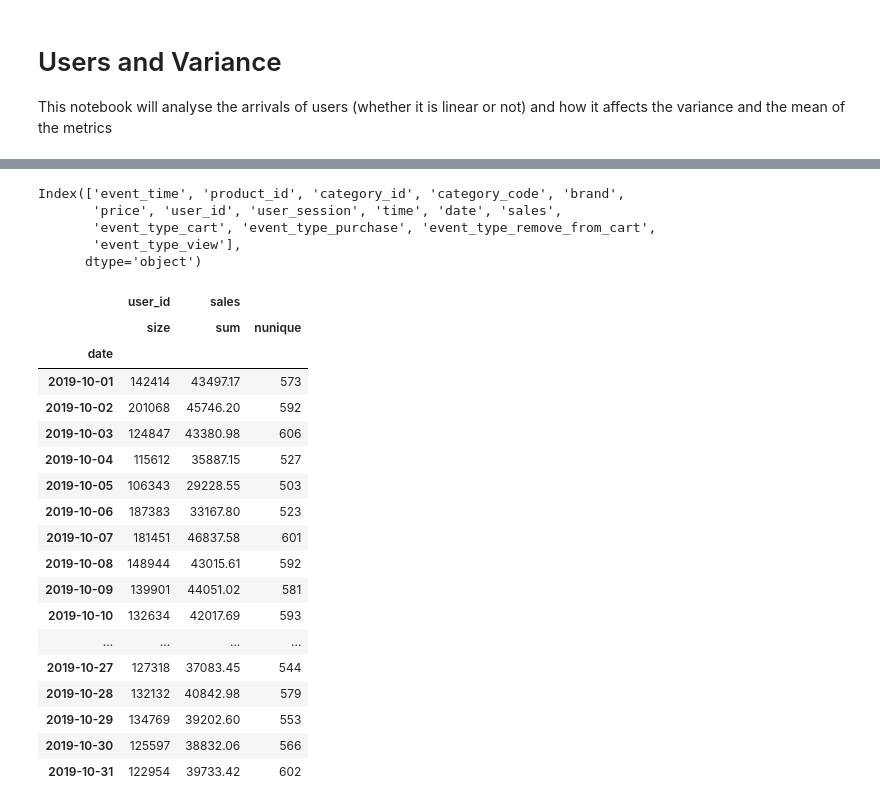
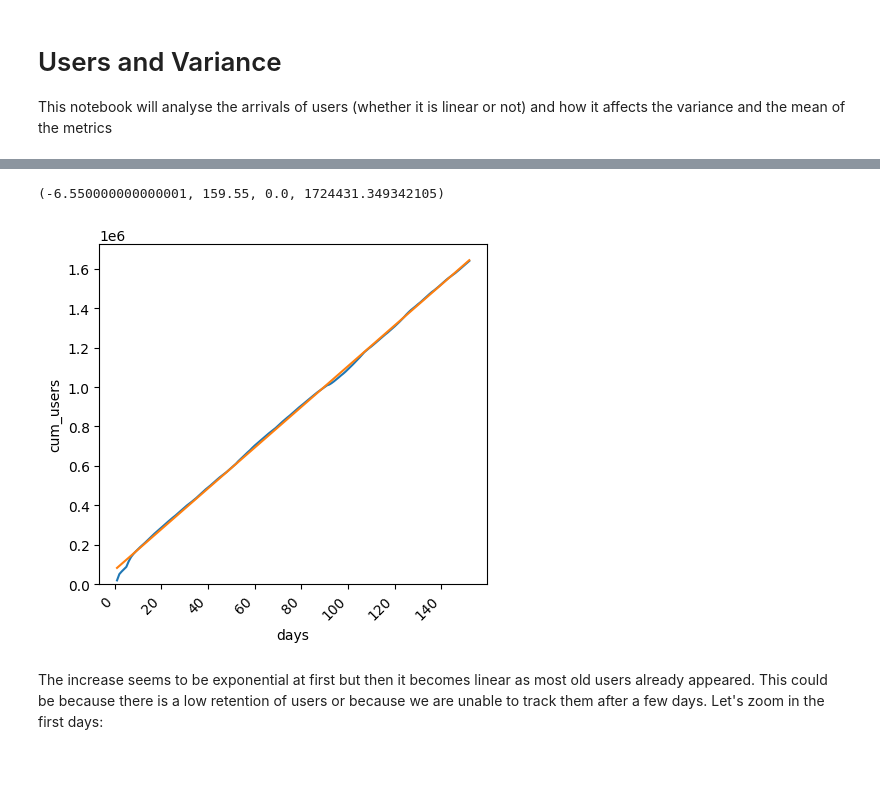
Before and after one commit to Bati-bot/Design-of-experiments-DOE, a Jupyter notebook: users_and_variance.ipynb, the cells around one changed output, grey strips where cells are left out. Drawn from its saved outputs; the diff is of its cells as text; code cells hidden in the pictures; blank space fills up the shorter version.

Commit message:
Finish the users analysis and determine dates to use

```diff
--- a/users_and_variance.ipynb
+++ b/users_and_variance.ipynb
@@ -84,0 +17,8 @@ events_df.head()
+# %%
+base_path = os.path.abspath('')
+all_data = True
+
+events_df = pd.read_csv(f"{base_path}/Data/events_complete.csv")
+
+
+events_df.head()
@@ -85,7 +32,7 @@ events_df.head()
 # %%
 cum_users = pd.DataFrame()
 
-for d in events_df["date"].unique()[:40]:
+for d in events_df["date"].unique():
     this_df = events_df[events_df["date"] <= d]
     users_df = (this_df
            .groupby("user_id")
@@ -118,3 +65,4 @@ for d in events_df["date"].unique()[:40]:
                             })
     cum_users = pd.concat([cum_users, this_line])
 cum_users.reset_index(drop=True)
+cum_users["days"] = (pd.to_datetime(cum_users["date"]) - pd.to_datetime(cum_users["date"]).min()).dt.days + 1
@@ -139,50 +69,16 @@ cum_users.reset_index(drop=True)
-# %%
-cum_users
-# %% [output]
-Index(['event_time', 'product_id', 'category_id', 'category_code', 'brand',
-       'price', 'user_id', 'user_session', 'time', 'date', 'sales',
-       'event_type_cart', 'event_type_purchase', 'event_type_remove_from_cart',
-       'event_type_view'],
-      dtype='object')
-# %%
-# Transform to user-based data
-users_df = events_df.groupby("date").agg(
-    {
-        "user_id":                      ['size'],
-        "sales":                        ['sum', "nunique"],
-        # "event_type_view":              ["sum", "max"],
-        # "event_type_cart":              ["sum", "max"],
-        # "event_type_remove_from_cart":  ["sum", "max"],
-        # "event_type_purchase":          ["sum", "max"],
-        # "date":                         ["min", "max"]
-    }
-)
-# users_df.columns = ['_'.join(col).strip() for col in users_df.columns.values]
-# users_df = users_df.rename(columns={
-#     'user_id_size': 'num_events', 'sales_sum': 'total_sales',
-#     'event_type_view_sum': 'total_views', 'event_type_view_max': 'has_view',
-#     'event_type_cart_sum': 'total_cart', 'event_type_cart_max': 'has_cart',
-#     'event_type_remove_from_cart_sum': 'total_remove_from_cart', 'event_type_remove_from_cart_max': 'has_remove_from_cart',
-#     'event_type_purchase_sum': 'total_purchases', 'event_type_purchase_max': 'has_purchases',
-# }).reset_index()
-users_df
-# %% [output]
-|  | user_id | sales |  |
-|  | size | sum | nunique |
-| date |  |  |  |
-| 2019-10-01 | 142414 | 43497.17 | 573 |
-| 2019-10-02 | 201068 | 45746.20 | 592 |
-| 2019-10-03 | 124847 | 43380.98 | 606 |
-| 2019-10-04 | 115612 | 35887.15 | 527 |
-| 2019-10-05 | 106343 | 29228.55 | 503 |
-| 2019-10-06 | 187383 | 33167.80 | 523 |
-| 2019-10-07 | 181451 | 46837.58 | 601 |
-| 2019-10-08 | 148944 | 43015.61 | 592 |
-| 2019-10-09 | 139901 | 44051.02 | 581 |
-| 2019-10-10 | 132634 | 42017.69 | 593 |
-| ... | ... | ... | ... |
-| 2019-10-27 | 127318 | 37083.45 | 544 |
-| 2019-10-28 | 132132 | 40842.98 | 579 |
-| 2019-10-29 | 134769 | 39202.60 | 553 |
-| 2019-10-30 | 125597 | 38832.06 | 566 |
-| 2019-10-31 | 122954 | 39733.42 | 602 |
+# %%
+lr = LinearRegression()
+lr = lr.fit(X=cum_users["days"].values.reshape(-1, 1), y=cum_users["cum_users"])
+lr.predict(X=cum_users["days"].values.reshape(-1, 1))
+cum_users["predicted_users"] = lr.predict(X=cum_users["days"].values.reshape(-1, 1))
+
+fig, ax = plt.subplots(figsize=(5, 5))
+sns.lineplot(data=cum_users, x="days", y="cum_users")
+sns.lineplot(data=cum_users, x="days", y="predicted_users")
+fig.autofmt_xdate(rotation=45)
+ax.axis(ymin=0)
+# %% [output]
+(-6.550000000000001, 159.55, 0.0, 1724431.349342105)
+[figure, added]
+# %% [markdown]
+The increase seems to be exponential at first but then it becomes linear as most old users already appeared. This could be because there is a low retention of users or because we are unable to track them after a few days. Let's zoom in the first days:
```
Also changed, not shown: parts of 11 cells of this notebook.
